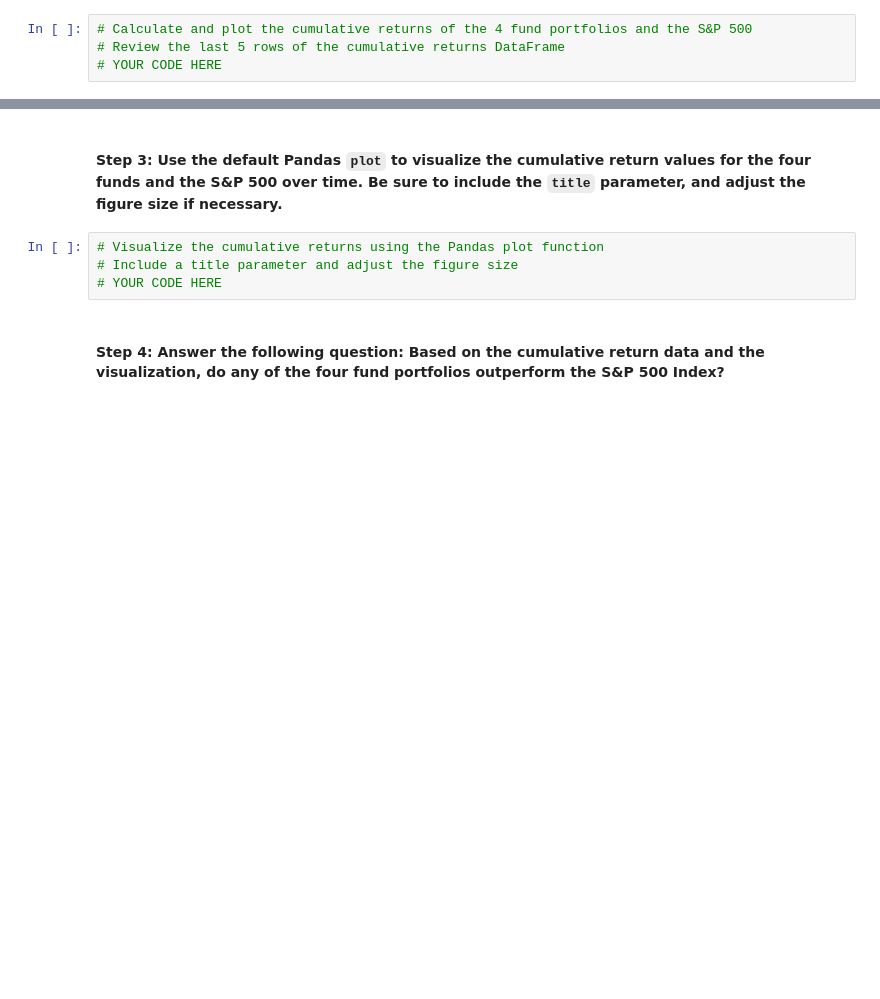
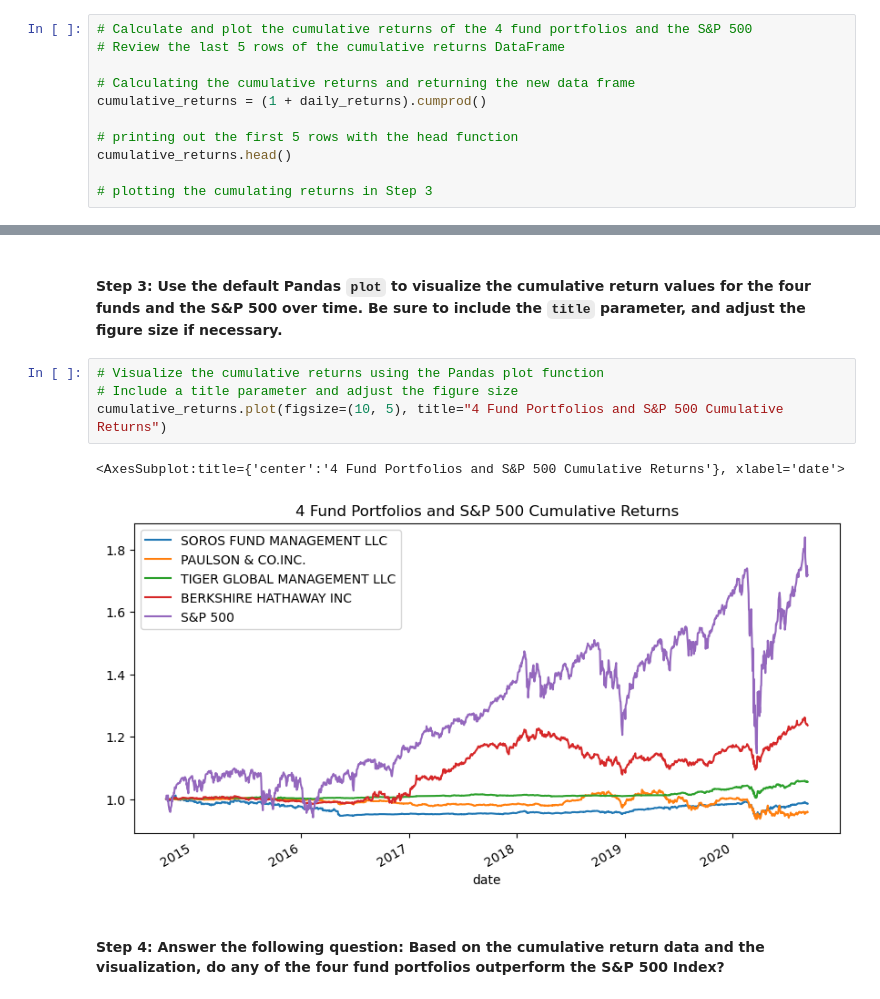
Before and after one commit to AndrewRBader/module4_challenge, a Jupyter notebook: Starter_Code/risk_return_analysis.ipynb, the cells around one changed output, grey strips where cells are left out. Cells and saved outputs as stored; diff of their text form; blank space fills up the shorter version.

```diff
--- a/Starter_Code/risk_return_analysis.ipynb
+++ b/Starter_Code/risk_return_analysis.ipynb
@@ -159,4 +163,11 @@ Analyze the data to determine if any of the portfolios outperform the broader st
 # %%
 # Calculate and plot the cumulative returns of the 4 fund portfolios and the S&P 500
 # Review the last 5 rows of the cumulative returns DataFrame
-# YOUR CODE HERE
+
+# Calculating the cumulative returns and returning the new data frame
+cumulative_returns = (1 + daily_returns).cumprod()
+
+# printing out the first 5 rows with the head function
+cumulative_returns.head()
+
+# plotting the cumulating returns in Step 3
@@ -165,7 +184,10 @@ Analyze the data to determine if any of the portfolios outperform the broader st
 # %%
 # Visualize the cumulative returns using the Pandas plot function
 # Include a title parameter and adjust the figure size
-# YOUR CODE HERE
+cumulative_returns.plot(figsize=(10, 5), title="4 Fund Portfolios and S&P 500 Cumulative Returns")
+# %% [output]
+<AxesSubplot:title={'center':'4 Fund Portfolios and S&P 500 Cumulative Returns'}, xlabel='date'>
+[figure, added]
 # %% [markdown]
 #### Step 4: Answer the following question: Based on the cumulative return data and the visualization, do any of the four fund portfolios outperform the S&P 500 Index?
 # %% [markdown]
```
Also changed, not shown: parts of 3 cells of this notebook.
